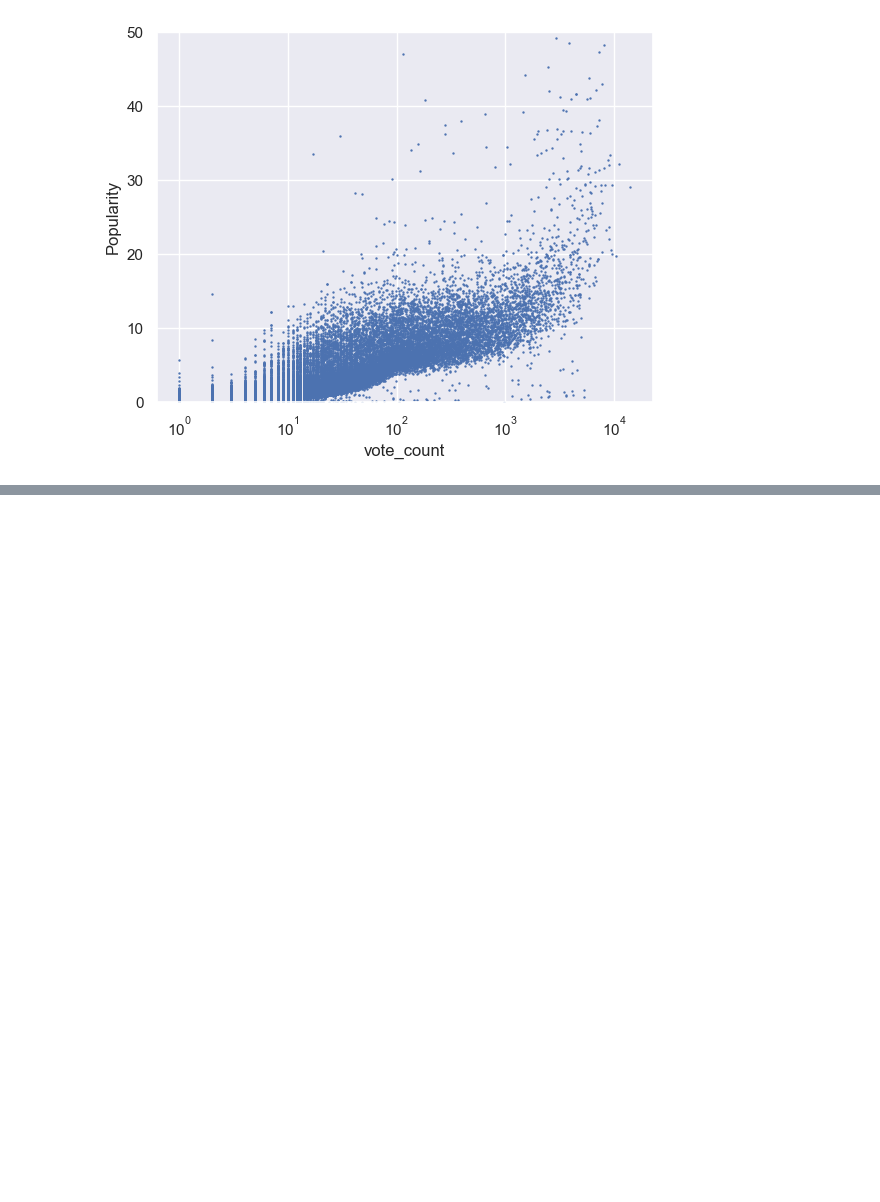
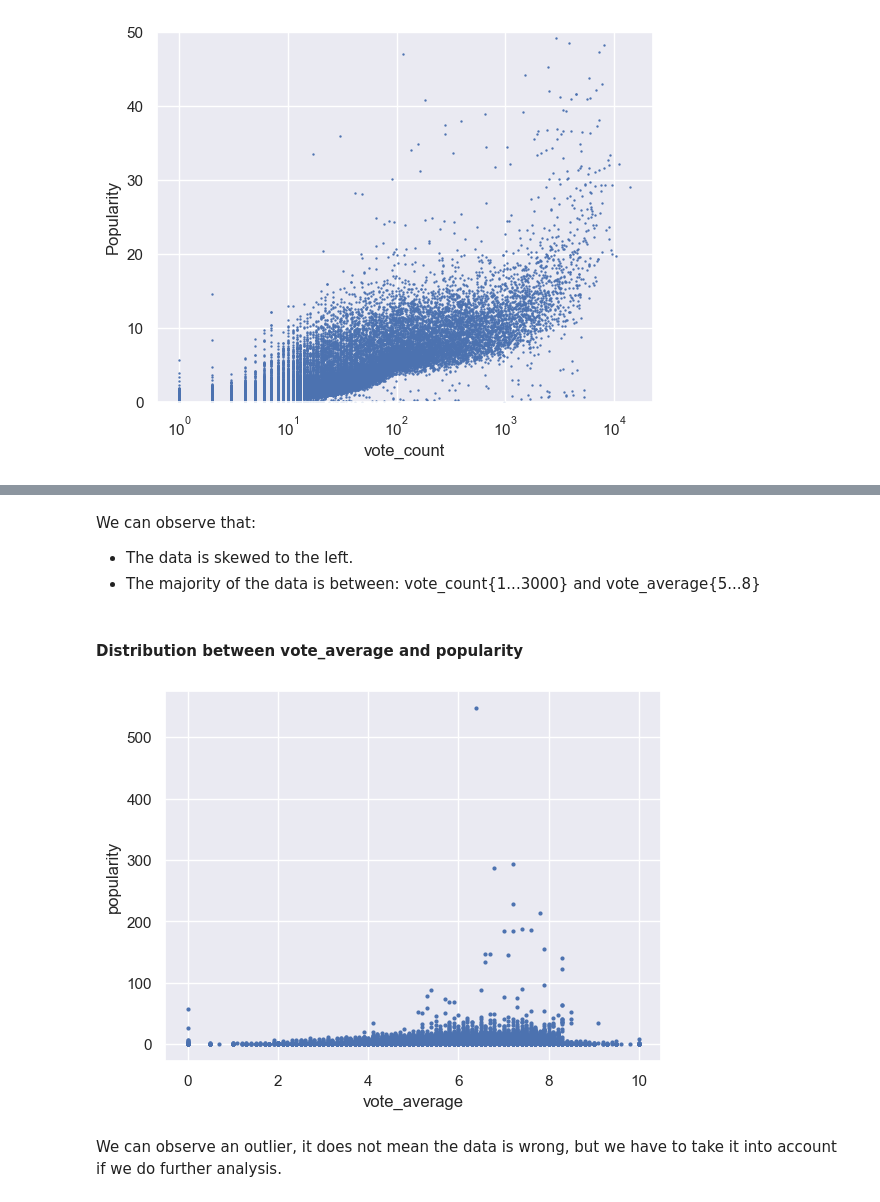
Before and after one commit to whipped-coffee/Brizuela-Leonel-MLOps-Recommendation-System, a Jupyter notebook: EDA.ipynb, the cells around one changed output, grey strips where cells are left out. Cells and saved outputs as stored; diff of their text form; code cells hidden in the pictures; blank space fills up the shorter version.

```diff
--- a/EDA.ipynb
+++ b/EDA.ipynb
@@ -161,0 +199,4 @@ Now that we have transformed all our categorical columns into numerical values,
+# %%
+eda_data.drop(columns='directors', inplace=True)
+eda_data.drop(columns='prod_companies', inplace=True)
+eda_data.drop(columns='genres_list', inplace=True)
@@ -219,0 +254,17 @@ data[['id','title', 'directors', 'genres_list', 'prod_companies', 'vote_average'
+# %% [markdown]
+We can observe that:
++ The data is skewed to the left.
++ The majority of the data is between: vote_count{1...3000} and vote_average{5...8}
+# %% [markdown]
+#### Distribution between vote_average and popularity
+# %%
+sns.set()
+plt.scatter( eda_data['vote_average'], eda_data['popularity'], s = 4, )
+
+plt.xlabel('vote_average')
+
+plt.ylabel('popularity');
+# %% [output]
+[figure, added]
+# %% [markdown]
+We can observe an outlier, it does not mean the data is wrong, but we have to take it into account if we do further analysis.
```
Also changed, not shown: parts of 99 cells of this notebook, 4 other files.
